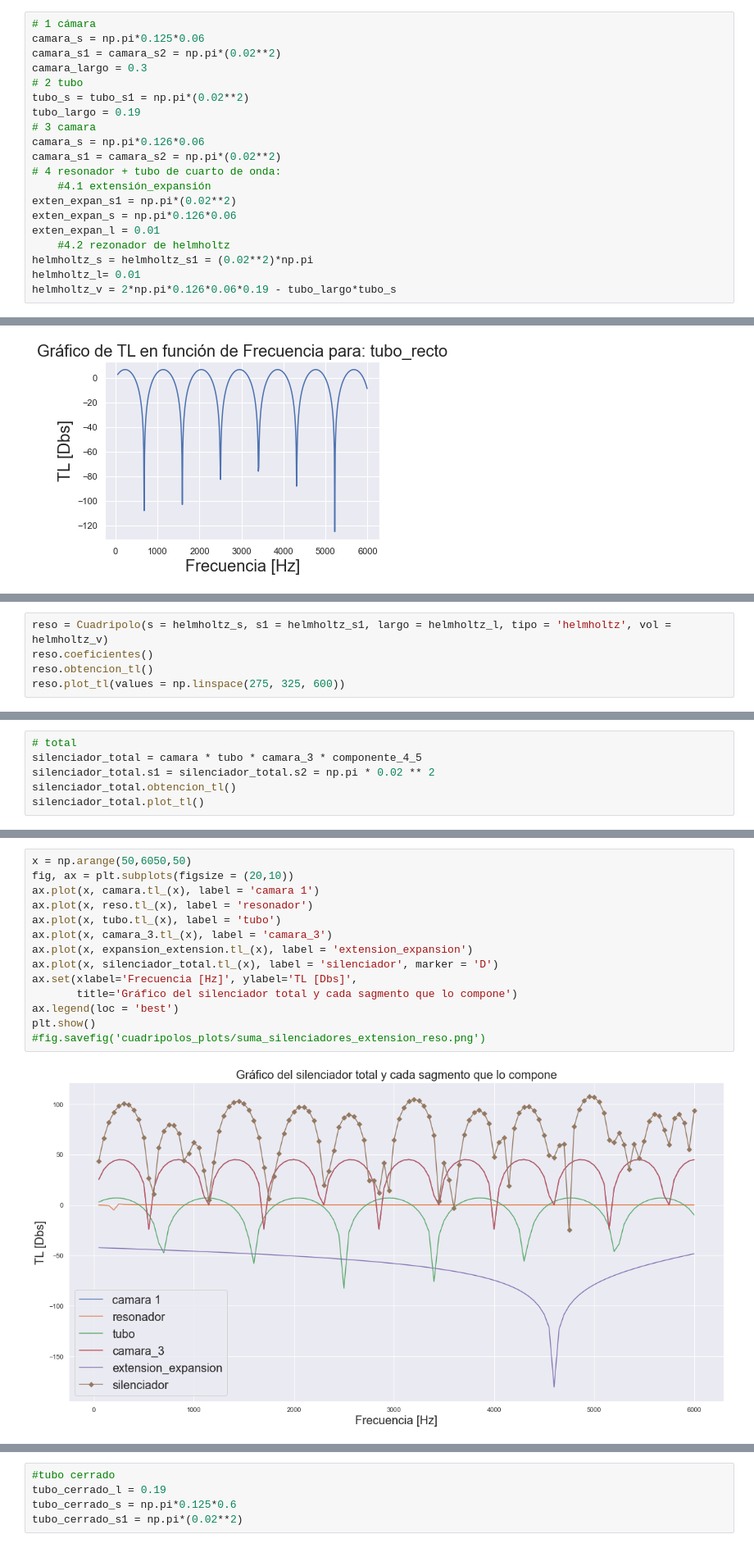
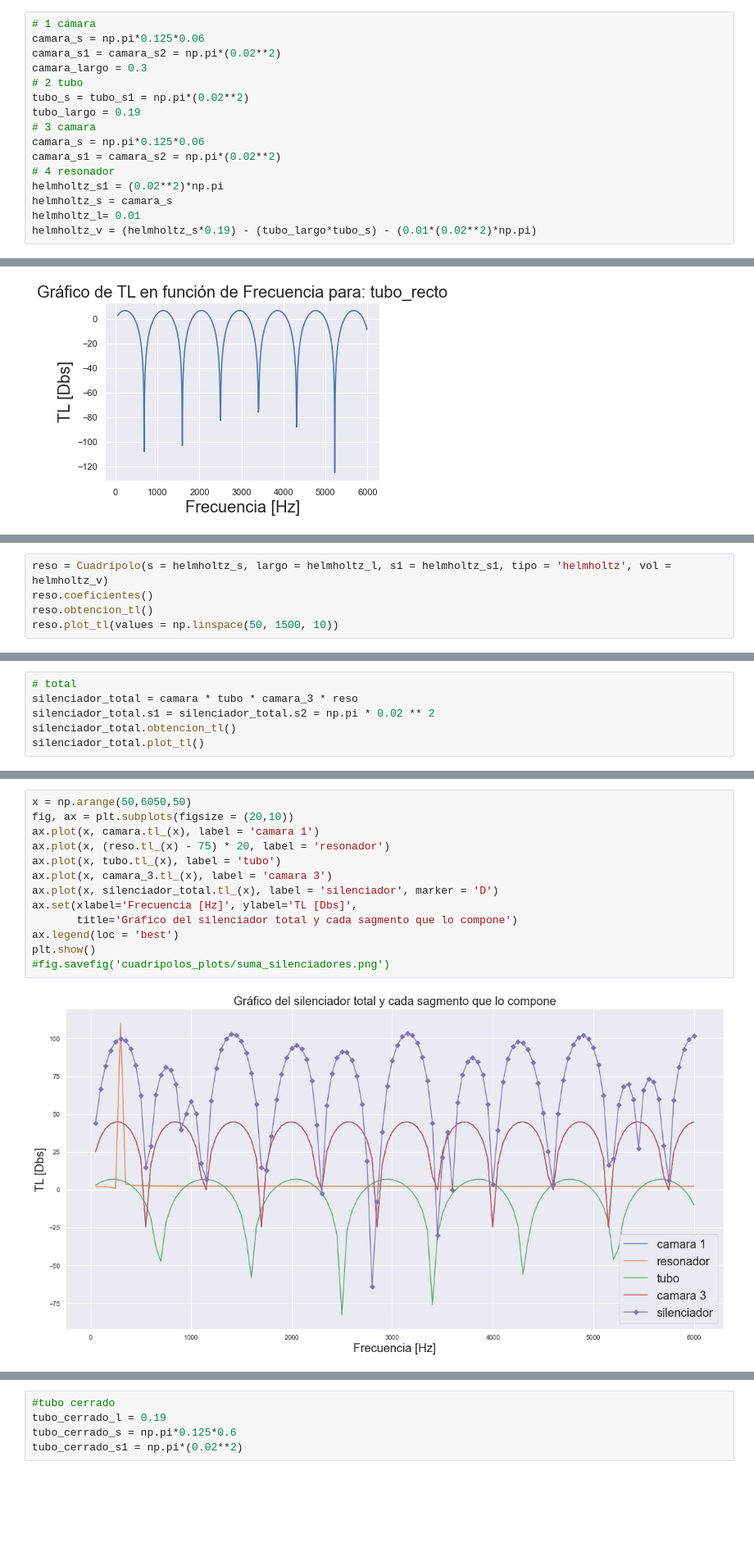
Before and after one commit to tomascufaro/quadrupoles, a Jupyter notebook: cuadripolos_aplication.ipynb, the cells around one changed output, grey strips where cells are left out. Shown at 82% size. Saved outputs shown, nothing was run; the diff lists cells and outputs as text; blank space fills up the shorter version.

Commit message:
changes for helmholtz

```diff
--- a/cuadripolos_aplication.ipynb
+++ b/cuadripolos_aplication.ipynb
@@ -49,17 +47,13 @@ camara_largo = 0.3
 tubo_s = tubo_s1 = np.pi*(0.02**2)
 tubo_largo = 0.19
 # 3 camara
-camara_s = np.pi*0.126*0.06
+camara_s = np.pi*0.125*0.06
 camara_s1 = camara_s2 = np.pi*(0.02**2)
-# 4 resonador + tubo de cuarto de onda:
-    #4.1 extensión_expansión
-exten_expan_s1 = np.pi*(0.02**2)
-exten_expan_s = np.pi*0.126*0.06
-exten_expan_l = 0.01
-    #4.2 rezonador de helmholtz
-helmholtz_s = helmholtz_s1 = (0.02**2)*np.pi
+# 4 resonador
+helmholtz_s1 = (0.02**2)*np.pi
+helmholtz_s = camara_s
 helmholtz_l= 0.01
-helmholtz_v = 2*np.pi*0.126*0.06*0.19 - tubo_largo*tubo_s
+helmholtz_v = (helmholtz_s*0.19) - (tubo_largo*tubo_s) - (0.01*(0.02**2)*np.pi)
 # %%
 #camara
 camara = Cuadripolo(s=camara_s, largo=camara_largo, s1=camara_s1, s2=camara_s2, tipo = 'camara')
@@ -94,6 +81,6 @@ expansion_extension.plot_tl(values = np.arange(0, 10000, 10))
 # %%
-reso = Cuadripolo(s = helmholtz_s, s1 = helmholtz_s1, largo = helmholtz_l, tipo = 'helmholtz', vol = helmholtz_v)
+reso = Cuadripolo(s = helmholtz_s, largo = helmholtz_l, s1 = helmholtz_s1, tipo = 'helmholtz', vol = helmholtz_v)
 reso.coeficientes()
 reso.obtencion_tl()
-reso.plot_tl(values = np.linspace(275, 325, 600))
+reso.plot_tl(values = np.linspace(50, 1500, 10))
 # %% [output]
@@ -109,6 +88,6 @@ componente_4_5.plot_tl()
 # %%
 # total
-silenciador_total = camara * tubo * camara_3 * componente_4_5
+silenciador_total = camara * tubo * camara_3 * reso
 silenciador_total.s1 = silenciador_total.s2 = np.pi * 0.02 ** 2
 silenciador_total.obtencion_tl()
 silenciador_total.plot_tl()
@@ -117,19 +96,18 @@ silenciador_total.plot_tl()
 # %%
 x = np.arange(50,6050,50)
 fig, ax = plt.subplots(figsize = (20,10))
 ax.plot(x, camara.tl_(x), label = 'camara 1')
-ax.plot(x, reso.tl_(x), label = 'resonador')
+ax.plot(x, (reso.tl_(x) - 75) * 20, label = 'resonador')
 ax.plot(x, tubo.tl_(x), label = 'tubo')
-ax.plot(x, camara_3.tl_(x), label = 'camara_3')
-ax.plot(x, expansion_extension.tl_(x), label = 'extension_expansion')
+ax.plot(x, camara_3.tl_(x), label = 'camara 3')
 ax.plot(x, silenciador_total.tl_(x), label = 'silenciador', marker = 'D')
 ax.set(xlabel='Frecuencia [Hz]', ylabel='TL [Dbs]',
        title='Gráfico del silenciador total y cada sagmento que lo compone')
 ax.legend(loc = 'best')
 plt.show()
-#fig.savefig('cuadripolos_plots/suma_silenciadores_extension_reso.png')
+#fig.savefig('cuadripolos_plots/suma_silenciadores.png')
 # %% [output]
-[figure, old version]
+[figure, new version]
 # %%
 x = np.arange(50,6050,50)
 y_silenciador = silenciador_total.tl_(x)
```
Also changed, not shown: parts of 21 cells of this notebook, 1 other file.
